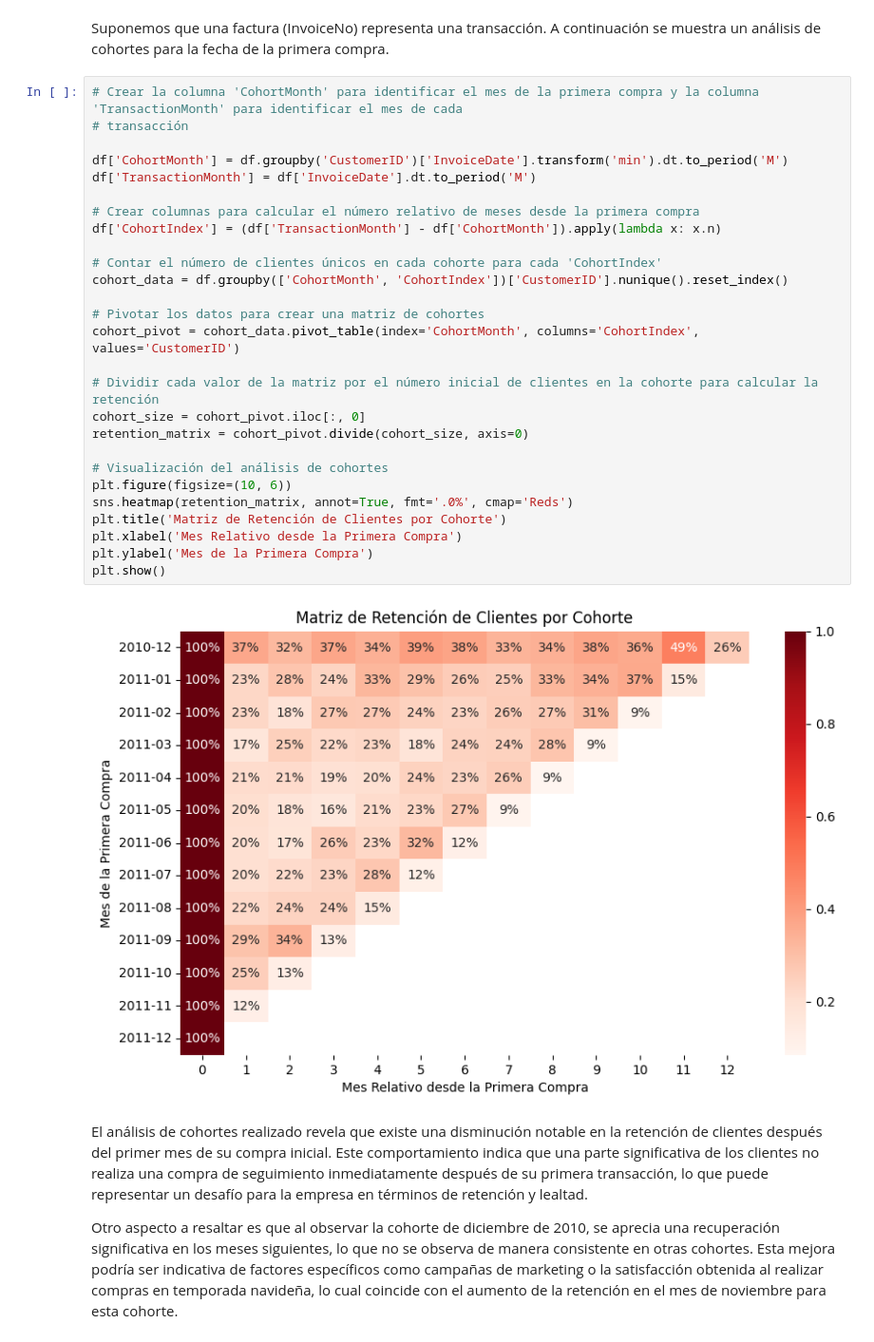
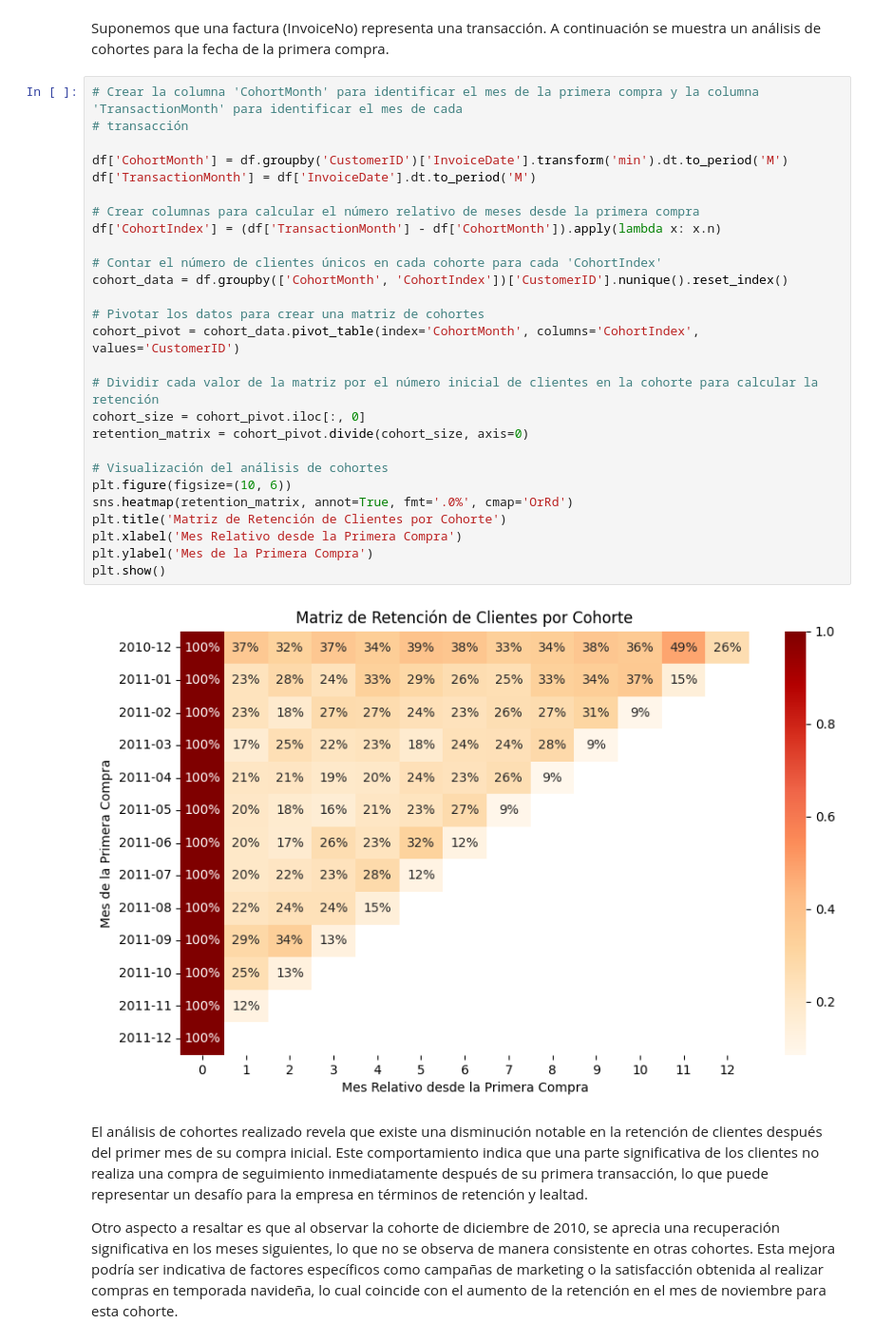
Before and after one commit to apalacioj/Prueba-CITEC, a Jupyter notebook: CITEC_test.ipynb, the cells around one changed output. Shown at 95% size. Saved outputs shown, nothing was run; the diff lists cells and outputs as text.

```diff
--- a/CITEC_test.ipynb
+++ b/CITEC_test.ipynb
@@ -155,32 +155,32 @@ Suponemos que una factura (InvoiceNo) representa una transacción. A continuaci
 # %%
 # Crear la columna 'CohortMonth' para identificar el mes de la primera compra y la columna 'TransactionMonth' para identificar el mes de cada
 # transacción
 
 df['CohortMonth'] = df.groupby('CustomerID')['InvoiceDate'].transform('min').dt.to_period('M')
 df['TransactionMonth'] = df['InvoiceDate'].dt.to_period('M')
 
 # Crear columnas para calcular el número relativo de meses desde la primera compra
 df['CohortIndex'] = (df['TransactionMonth'] - df['CohortMonth']).apply(lambda x: x.n)
 
 # Contar el número de clientes únicos en cada cohorte para cada 'CohortIndex'
 cohort_data = df.groupby(['CohortMonth', 'CohortIndex'])['CustomerID'].nunique().reset_index()
 
 # Pivotar los datos para crear una matriz de cohortes
 cohort_pivot = cohort_data.pivot_table(index='CohortMonth', columns='CohortIndex', values='CustomerID')
 
 # Dividir cada valor de la matriz por el número inicial de clientes en la cohorte para calcular la retención
 cohort_size = cohort_pivot.iloc[:, 0]
 retention_matrix = cohort_pivot.divide(cohort_size, axis=0)
 
 # Visualización del análisis de cohortes
 plt.figure(figsize=(10, 6))
-sns.heatmap(retention_matrix, annot=True, fmt='.0%', cmap='Reds')
+sns.heatmap(retention_matrix, annot=True, fmt='.0%', cmap='OrRd')
 plt.title('Matriz de Retención de Clientes por Cohorte')
 plt.xlabel('Mes Relativo desde la Primera Compra')
 plt.ylabel('Mes de la Primera Compra')
 plt.show()
 # %% [output]
-[figure, old version]
+[figure, new version]
 # %% [markdown]
 El análisis de cohortes realizado revela que existe una disminución notable en la retención de clientes después del primer mes de su compra inicial. Este comportamiento indica que una parte significativa de los clientes no realiza una compra de seguimiento inmediatamente después de su primera transacción, lo que puede representar un desafío para la empresa en términos de retención y lealtad.
 
```
Also changed, not shown: parts of 4 cells of this notebook.
